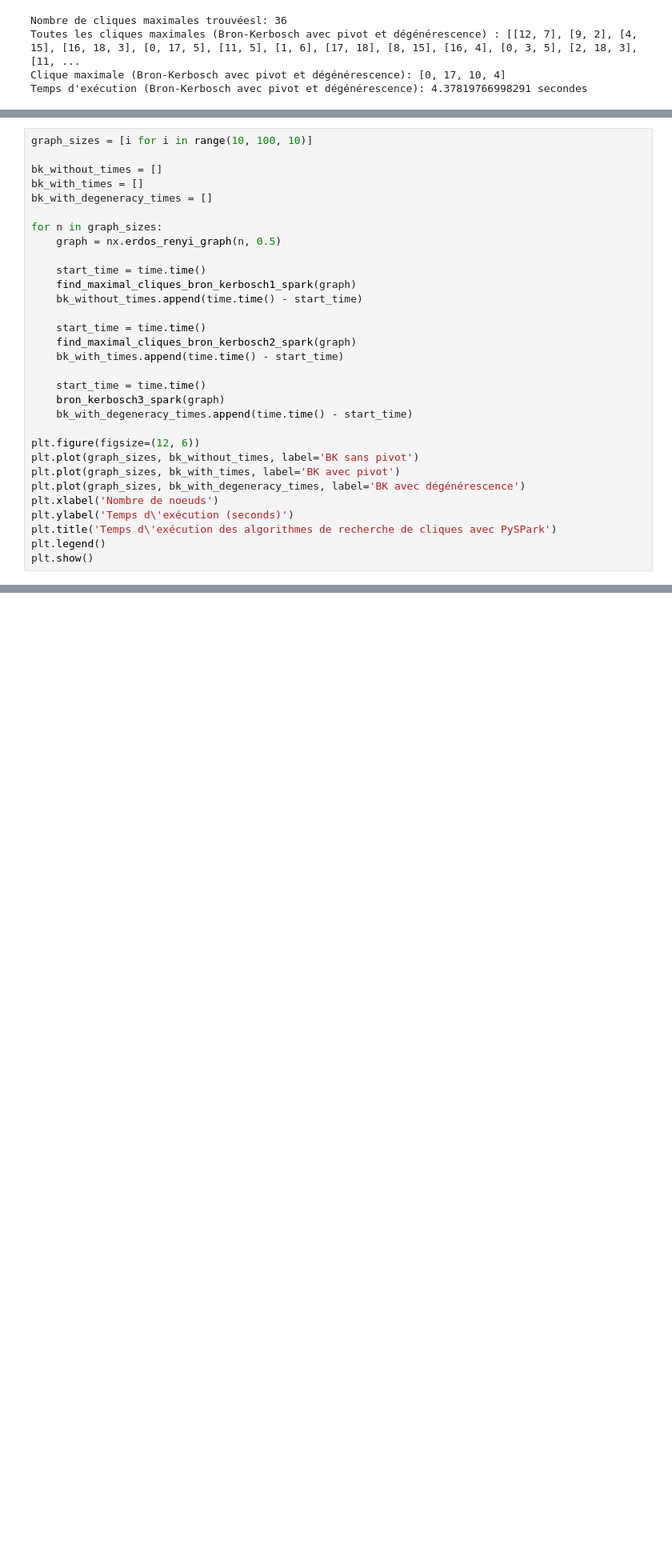
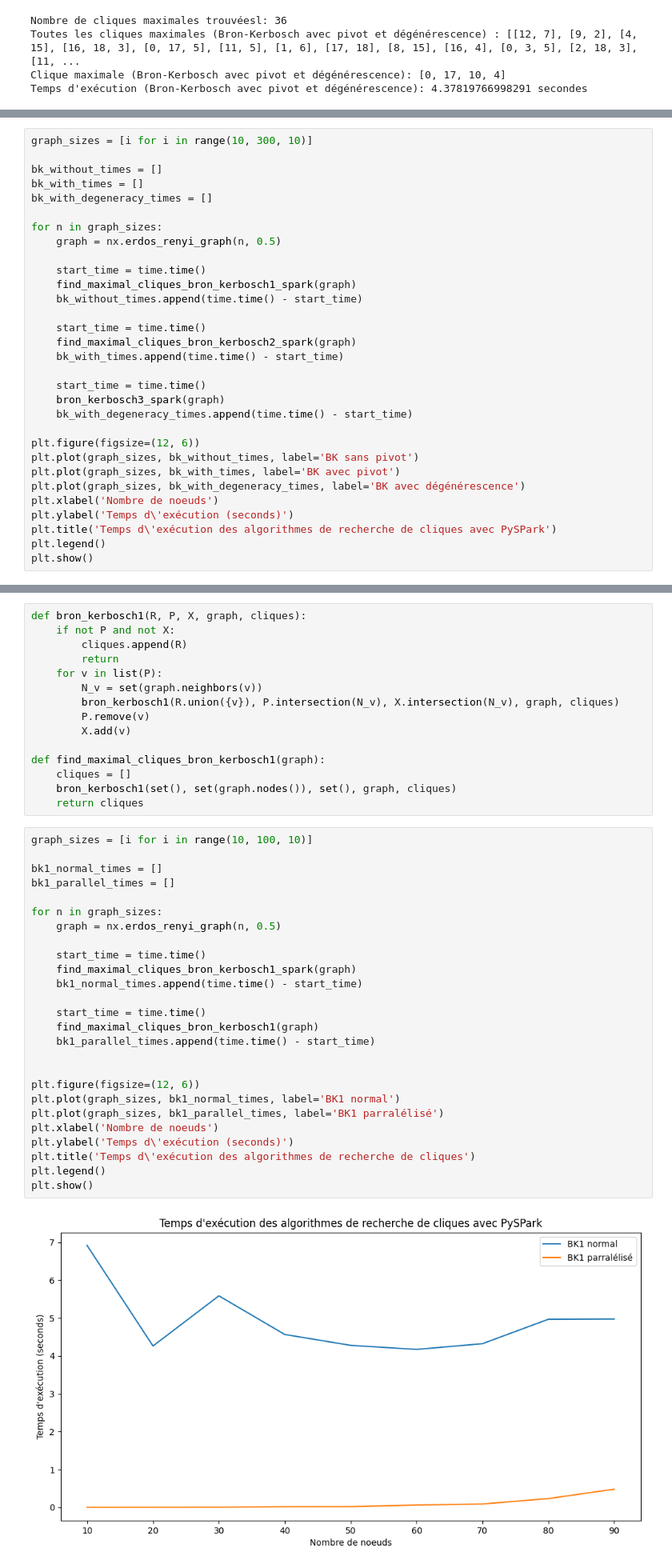
Before and after one commit to Reyane141101/vlg, a Jupyter notebook: tp2_et_3_final.ipynb, the cells around one changed output, grey strips where cells are left out. Shown at 80% size. Drawn from its saved outputs; the diff is of its cells as text; blank space fills up the shorter version.

```diff
--- a/tp2_et_3_final.ipynb
+++ b/tp2_et_3_final.ipynb
@@ -423,7 +423,7 @@ afficher_graphe_avec_clique_maximale(G, clique_max_bron_kerbosch3, "Bron-Kerbosc
 [figure]
 [figure]
 # %%
-graph_sizes = [i for i in range(10, 100, 10)]
+graph_sizes = [i for i in range(10, 300, 10)]
 
 bk_without_times = []
 bk_with_times = []
@@ -472,0 +476,43 @@ Dans l'ensemble, les résultats du graphique montrent que les algorithmes BK ave
+# %%
+def bron_kerbosch1(R, P, X, graph, cliques):
+    if not P and not X:
+        cliques.append(R)
+        return
+    for v in list(P):
+        N_v = set(graph.neighbors(v))
+        bron_kerbosch1(R.union({v}), P.intersection(N_v), X.intersection(N_v), graph, cliques)
+        P.remove(v)
+        X.add(v)
+
+def find_maximal_cliques_bron_kerbosch1(graph):
+    cliques = []
+    bron_kerbosch1(set(), set(graph.nodes()), set(), graph, cliques)
+    return cliques
+# %%
+graph_sizes = [i for i in range(10, 100, 10)]
+
+bk1_normal_times = []
+bk1_parallel_times = []
+
+for n in graph_sizes:
+    graph = nx.erdos_renyi_graph(n, 0.5)
+
+    start_time = time.time()
+    find_maximal_cliques_bron_kerbosch1_spark(graph)
+    bk1_normal_times.append(time.time() - start_time)
+
+    start_time = time.time()
+    find_maximal_cliques_bron_kerbosch1(graph)
+    bk1_parallel_times.append(time.time() - start_time)
+
+
+plt.figure(figsize=(12, 6))
+plt.plot(graph_sizes, bk1_normal_times, label='BK1 normal')
+plt.plot(graph_sizes, bk1_parallel_times, label='BK1 parralélisé')
+plt.xlabel('Nombre de noeuds')
+plt.ylabel('Temps d\'exécution (seconds)')
+plt.title('Temps d\'exécution des algorithmes de recherche de cliques')
+plt.legend()
+plt.show()
+# %% [output]
+[figure, added]
```
Also changed, not shown: parts of 9 cells of this notebook.
